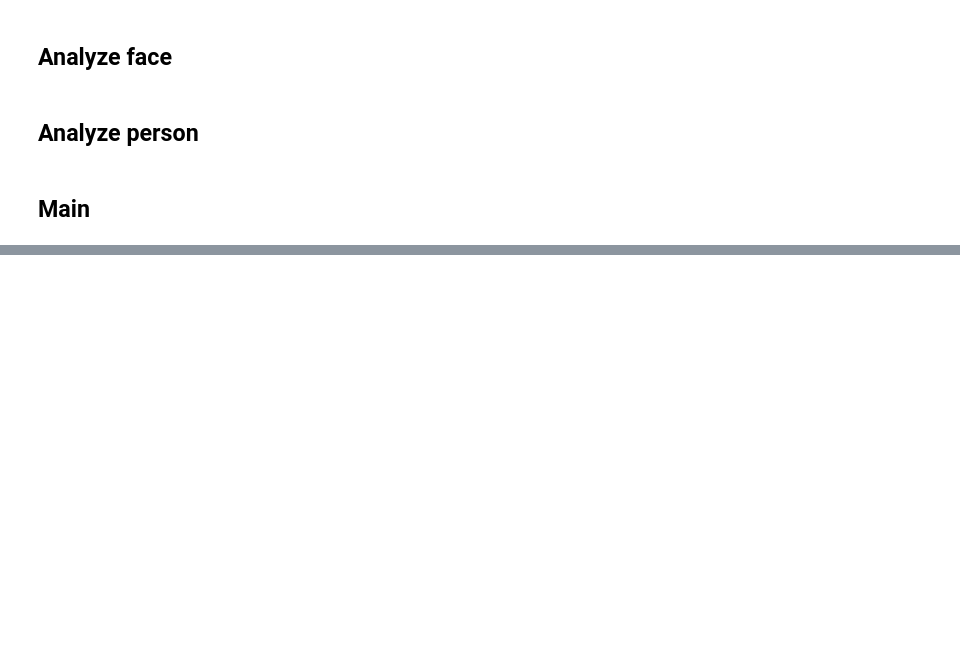
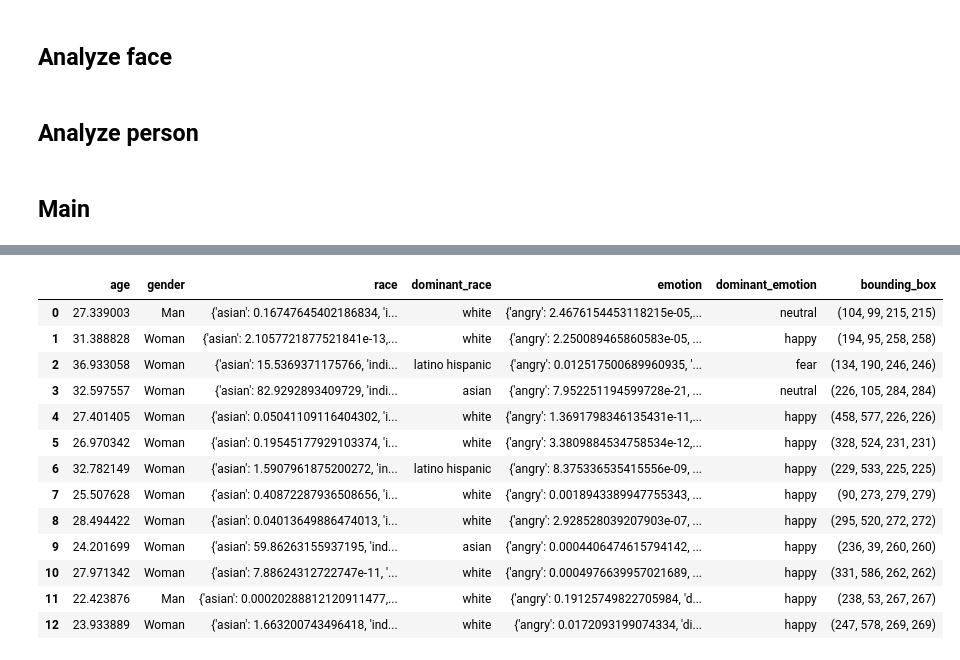
Before and after one commit to diegoias12/Person_search, a Jupyter notebook: person_description.ipynb, the cells around one changed output, grey strips where cells are left out. Drawn from its saved outputs; the diff is of its cells as text; code cells hidden in the pictures; blank space fills up the shorter version.

```diff
--- a/person_description.ipynb
+++ b/person_description.ipynb
@@ -203,27 +233,16 @@ def analyze_person(image):
 
     # Face
     face_bb = get_face(image)
+    face_info = None
     if face_bb is not None:
         (x, y, w, h) = face_bb
         face_image = image[y : y + h, x : x + w]
         face_info = analyze_face(face_image)
-    # Gender
-    # Age
-    # Hair color
-    # Hair style
-    # Beard
-    # Moustache
-    # Sunglasses
-    # Hat
-    # Color skin
-    # Emotion
-    # Backpack
-
 
     # Body
 
 
-    return face_bb
+    return (face_bb, face_info)
 # %%
 def get_image_from_dataset(image_file = ''):
     data_path = os.listdir(os.path.join(DARKNET_PATH, 'data'))
@@ -281,0 +313,17 @@ plot_multiple_objects(image.copy(), person_bb['box'])
+# %%
+faces_info
+# %% [output]
+|  | age | gender | race | dominant_race | emotion | dominant_emotion | bounding_box |
+| 0 | 27.339003 | Man | {'asian': 0.16747645402186834, 'i... | white | {'angry': 2.4676154453118215e-05,... | neutral | (104, 99, 215, 215) |
+| 1 | 31.388828 | Woman | {'asian': 2.1057721877521841e-13,... | white | {'angry': 2.250089465860583e-05, ... | happy | (194, 95, 258, 258) |
+| 2 | 36.933058 | Woman | {'asian': 15.5369371175766, 'indi... | latino hispanic | {'angry': 0.012517500689960935, '... | fear | (134, 190, 246, 246) |
+| 3 | 32.597557 | Woman | {'asian': 82.9292893409729, 'indi... | asian | {'angry': 7.952251194599728e-21, ... | neutral | (226, 105, 284, 284) |
+| 4 | 27.401405 | Woman | {'asian': 0.05041109116404302, 'i... | white | {'angry': 1.3691798346135431e-11,... | happy | (458, 577, 226, 226) |
+| 5 | 26.970342 | Woman | {'asian': 0.19545177929103374, 'i... | white | {'angry': 3.3809884534758534e-12,... | happy | (328, 524, 231, 231) |
+| 6 | 32.782149 | Woman | {'asian': 1.5907961875200272, 'in... | latino hispanic | {'angry': 8.375336535415556e-09, ... | happy | (229, 533, 225, 225) |
+| 7 | 25.507628 | Woman | {'asian': 0.40872287936508656, 'i... | white | {'angry': 0.0018943389947755343, ... | happy | (90, 273, 279, 279) |
+| 8 | 28.494422 | Woman | {'asian': 0.04013649886474013, 'i... | white | {'angry': 2.928528039207903e-07, ... | happy | (295, 520, 272, 272) |
+| 9 | 24.201699 | Woman | {'asian': 59.86263155937195, 'ind... | asian | {'angry': 0.0004406474615794142, ... | happy | (236, 39, 260, 260) |
+| 10 | 27.971342 | Woman | {'asian': 7.88624312722747e-11, '... | white | {'angry': 0.0004976639957021689, ... | happy | (331, 586, 262, 262) |
+| 11 | 22.423876 | Man | {'asian': 0.00020288812120911477,... | white | {'angry': 0.19125749822705984, 'd... | happy | (238, 53, 267, 267) |
+| 12 | 23.933889 | Woman | {'asian': 1.663200743496418, 'ind... | white | {'angry': 0.0172093199074334, 'di... | happy | (247, 578, 269, 269) |
```
Also changed, not shown: parts of 14 cells of this notebook.
